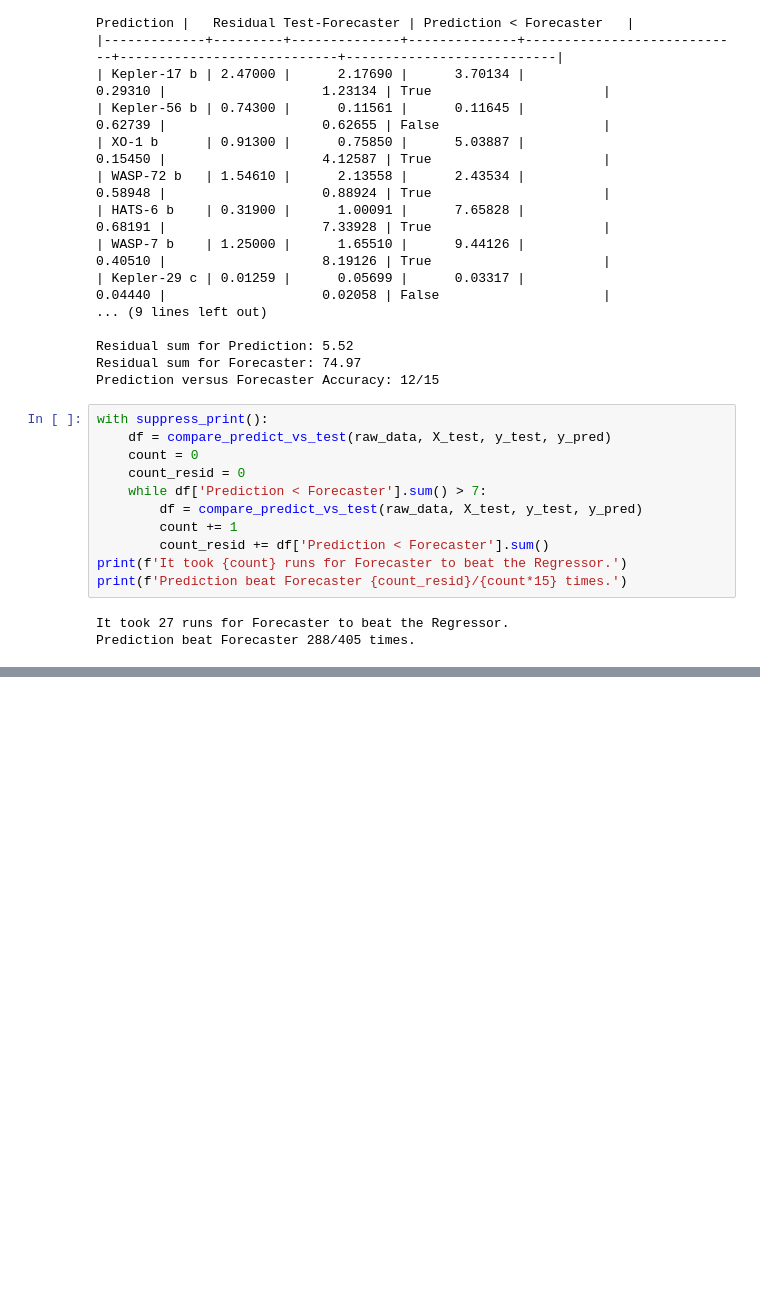
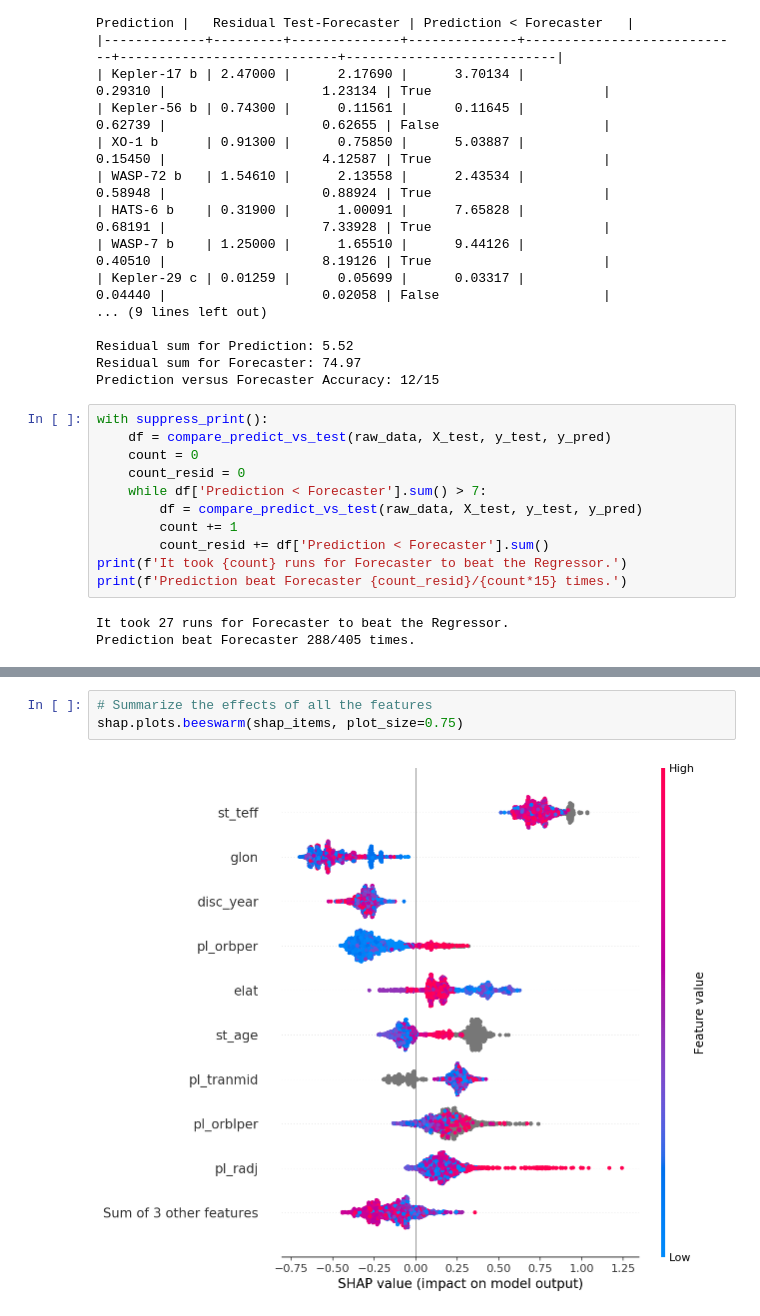
Before and after one commit to sourestdeeds/firefly, a Jupyter notebook: firefly/Project Serenity/workbook.ipynb, the cells around one changed output, grey strips where cells are left out. Drawn from its saved outputs; the diff is of its cells as text; blank space fills up the shorter version.

```diff
--- a/firefly/Project Serenity/workbook.ipynb
+++ b/firefly/Project Serenity/workbook.ipynb
@@ -151,0 +188,5 @@ shap.force_plot(explainer.expected_value, shap_values[:400,:], X_test.iloc[:400,
+# %%
+# Summarize the effects of all the features
+shap.plots.beeswarm(shap_items, plot_size=0.75)
+# %% [output]
+[figure, added]
```
Also changed, not shown: parts of 19 cells of this notebook.
